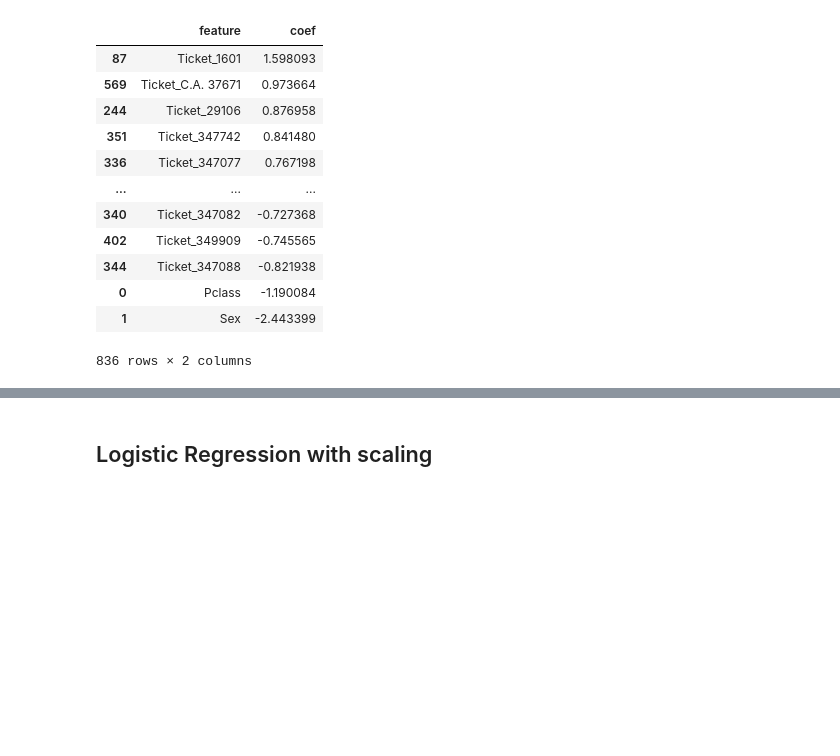
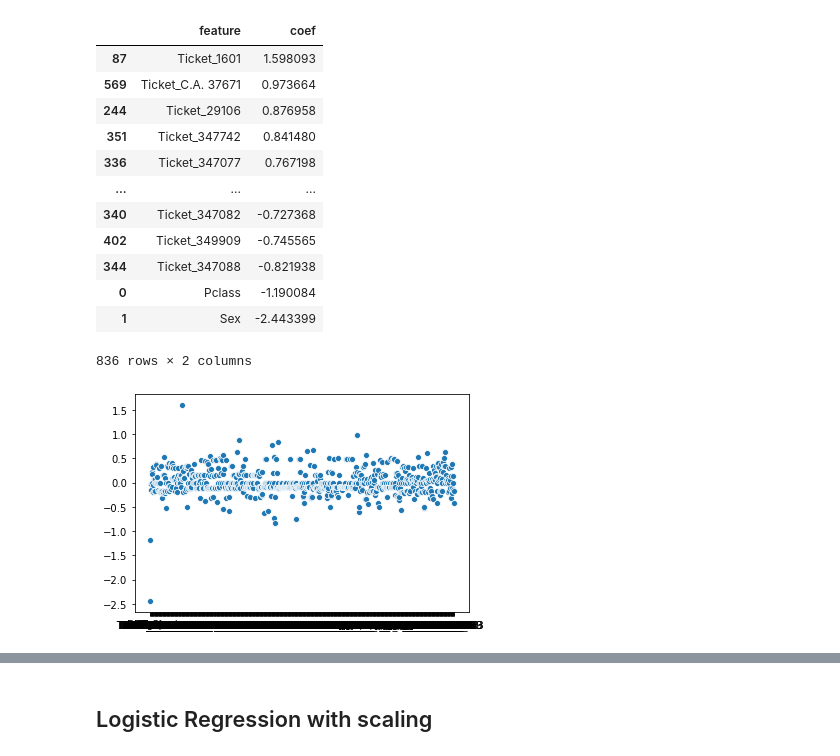
Before and after one commit to ReAlex1902/Titanic, a Jupyter notebook: main.ipynb, the cells around one changed output, grey strips where cells are left out. Drawn from its saved outputs; the diff is of its cells as text; code cells hidden in the pictures; blank space fills up the shorter version.

```diff
--- a/main.ipynb
+++ b/main.ipynb
@@ -105,3 +108,7 @@ pd.DataFrame({"feature": X_train.columns,
 | 0 | Pclass | -1.190084 |
 | 1 | Sex | -2.443399 |
 836 rows × 2 columns
+# %%
+sns.scatterplot(X_train.columns, best_logit.best_estimator_.coef_.flatten());
+# %% [output]
+[figure, added]
```
Also changed, not shown: parts of 18 cells of this notebook.
